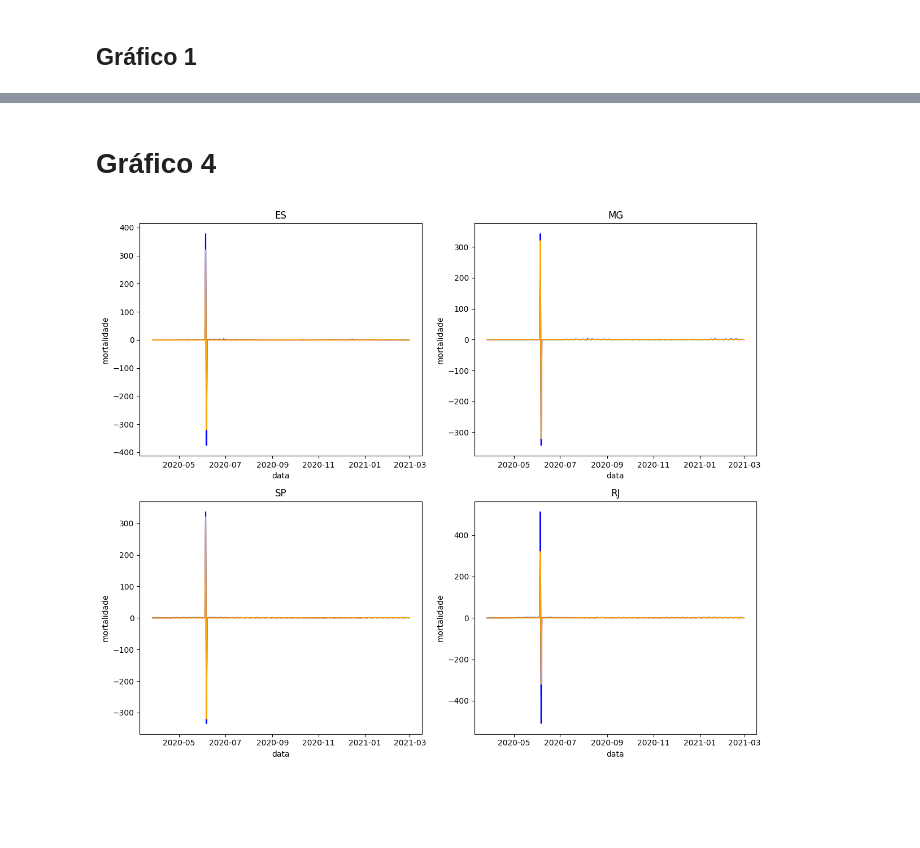
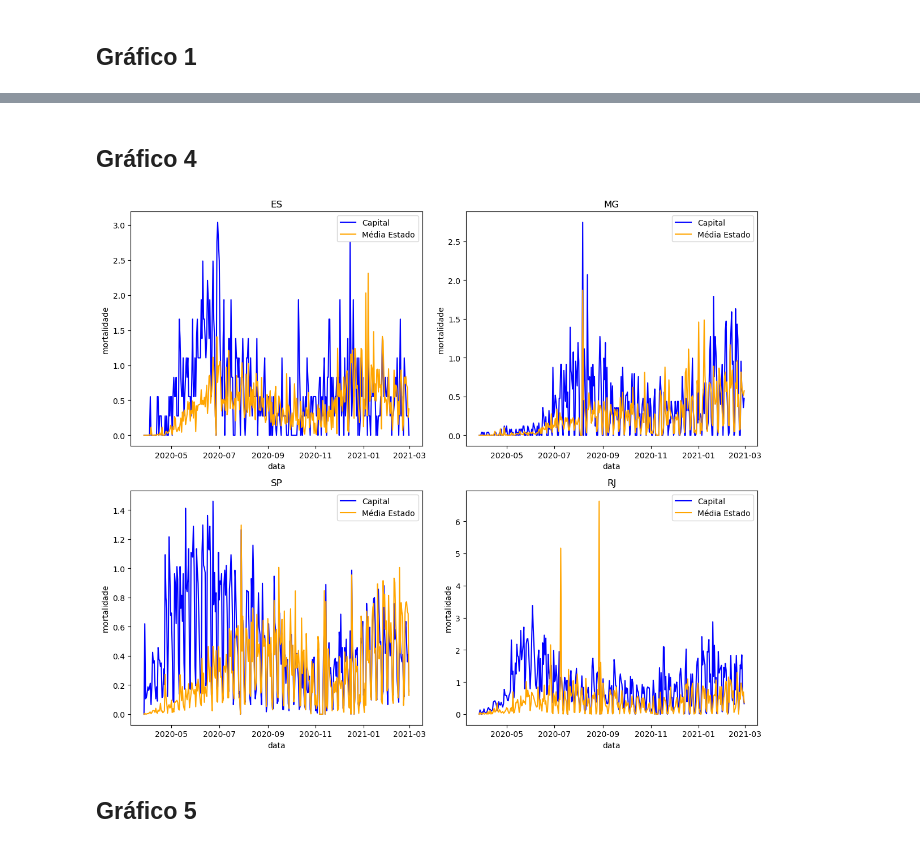
Before and after one commit to carloszan/covid, a Jupyter notebook: analises/7.graficos/graficos.ipynb, the cells around one changed output, grey strips where cells are left out. Saved outputs shown, nothing was run; the diff lists cells and outputs as text; code cells hidden in the pictures; blank space fills up the shorter version.

Commit message:
Adicionar mais gráficos e limpeza

```diff
--- a/analises/7.graficos/graficos.ipynb
+++ b/analises/7.graficos/graficos.ipynb
@@ -1,7 +3,9 @@
 # %%
 import pandas as pd
 
-df = pd.read_parquet('./2.atributos.parquet')
+PASTA = '.'
+
+df = pd.read_parquet(f'{PASTA}/2.atributos.parquet',)
 # %%
 df.columns
 # %% [output]
@@ -22,0 +29,10 @@ df = df[df.regiao == 'Sudeste']
+# %%
+print("Tamanho inicial df: ", len(df))
+
+print(len(df[df.novos_casos_novos < 0]) / len(df) * 100, "% de casos negativos")
+df = df[df.novos_casos_novos >= 0]
+print("Após remover casos negativos: ", len(df))
+
+print(len(df[df.obitos_novos < 0]) / len(df) * 100, "% de óbitos negativos")
+df = df[df.obitos_novos >= 0]
+print("Após remover óbitos negativos: ", len(df))
@@ -22,0 +45,11 @@ df = df[df.regiao == 'Sudeste']
+# %%
+medias_casos = df.groupby("municipio").novos_casos_novos.mean().to_dict()
+df['media_casos'] = df.municipio.apply(lambda x: medias_casos[x])
+
+medias_obitos = df.groupby("municipio").obitos_novos.mean().to_dict()
+df['media_obitos'] = df.municipio.apply(lambda x: medias_obitos[x])
+
+cols = ['municipio', 'estado', 'novos_casos_novos', 'media_casos',
+        'obitos_novos', 'media_obitos']
+display(df[df.novos_casos_novos > 100 * df.media_casos][cols])
+df = df[df.novos_casos_novos <= 100 * df.media_casos]
@@ -165,6 +291,8 @@ line('incidencia')
-# %% [markdown]
-# Gráfico 4
+# %% [markdown]
+## Gráfico 4
 # %%
-line('mortalidade')
+line_3_4('mortalidade')
 # %% [output]
-[figure, old version]
+[figure, new version]
+# %% [markdown]
+## Gráfico 5
```
Also changed, not shown: parts of 22 cells of this notebook, 2 other files.
